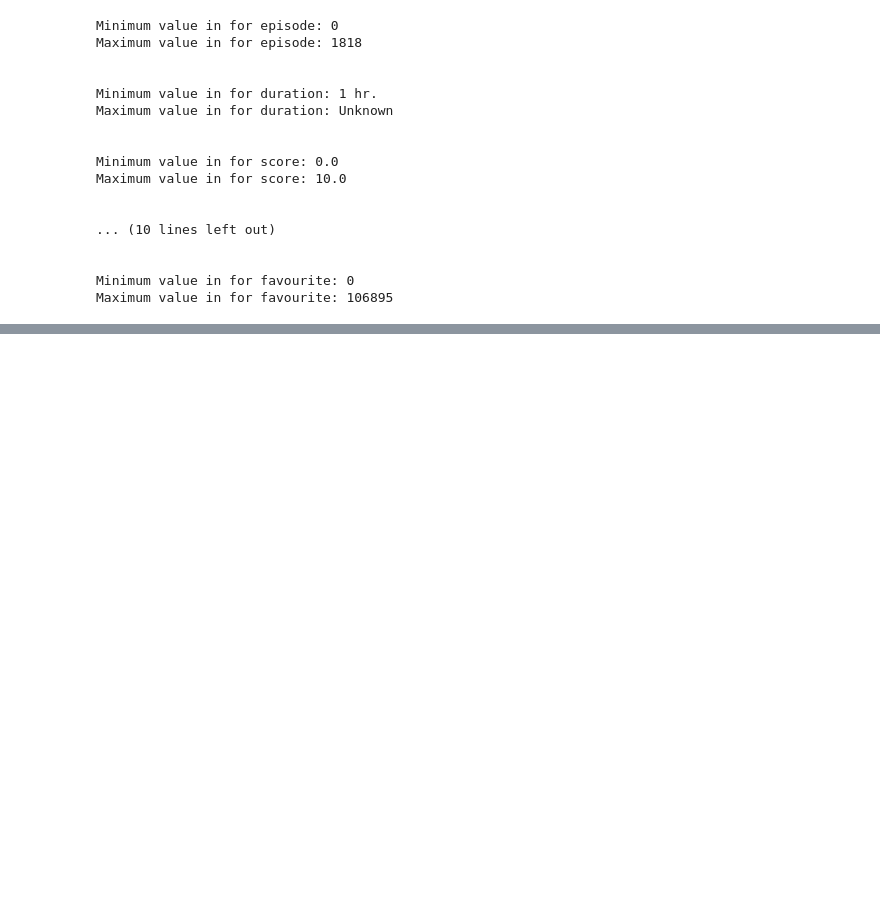
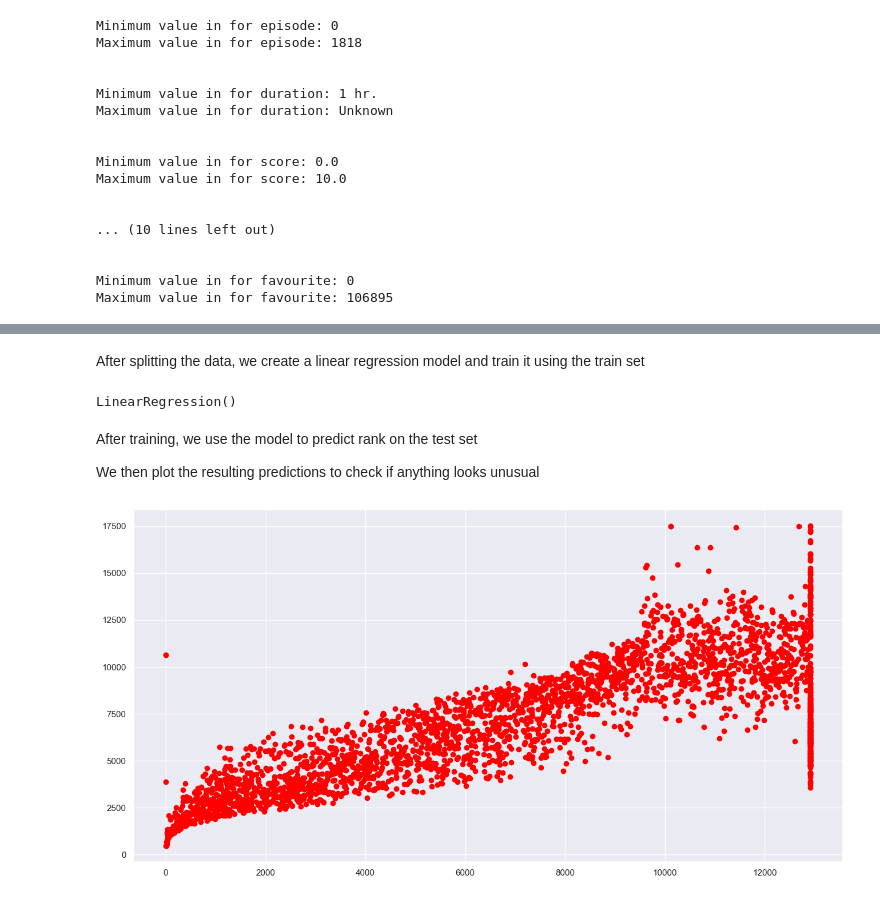
Before and after one commit to TanGuiShan/mini_project, a Jupyter notebook: InitialExploration.ipynb, the cells around one changed output, grey strips where cells are left out. Cells and saved outputs as stored; diff of their text form; code cells hidden in the pictures; blank space fills up the shorter version.

```diff
--- a/InitialExploration.ipynb
+++ b/InitialExploration.ipynb
@@ -225,0 +374,34 @@ It is not immediately clear how rank is calculated
+# %%
+from sklearn.model_selection import train_test_split
+
+# Predictor contains the features (score and popularity)
+# Response contains the target variable (rank)
+Predictor_2var = userlist[['score', 'popularity']]
+Response = userlist['rank']
+
+# Split the data into training and testing sets (80% training, 20% testing) with a seed of 42
+Predictor_2var_train, Predictor_2var_test, Response_train, Response_test = train_test_split(Predictor_2var, Response, test_size=0.2, random_state=42)
+# %% [markdown]
+After splitting the data, we create a linear regression model and train it using the train set
+# %%
+from sklearn.linear_model import LinearRegression
+
+# Create and train the linear regression model
+linear_reg_model_2var = LinearRegression()
+linear_reg_model_2var.fit(Predictor_2var_train, Response_train)
+# %% [output]
+LinearRegression()
+# %% [markdown]
+After training, we use the model to predict rank on the test set
+
+We then plot the resulting predictions to check if anything looks unusual
+# %%
+# Predict Rank for the test set
+Rank_pred_linear_reg_2var = linear_reg_model_2var.predict(Predictor_2var_test)
+
+# Plot the Predictions
+f = plt.figure(figsize=(16, 8))
+plt.scatter(Response_test, Rank_pred_linear_reg_2var, color = "red")
+plt.show()
+# %% [output]
+[figure, added]
```
Also changed, not shown: parts of 21 cells of this notebook.
